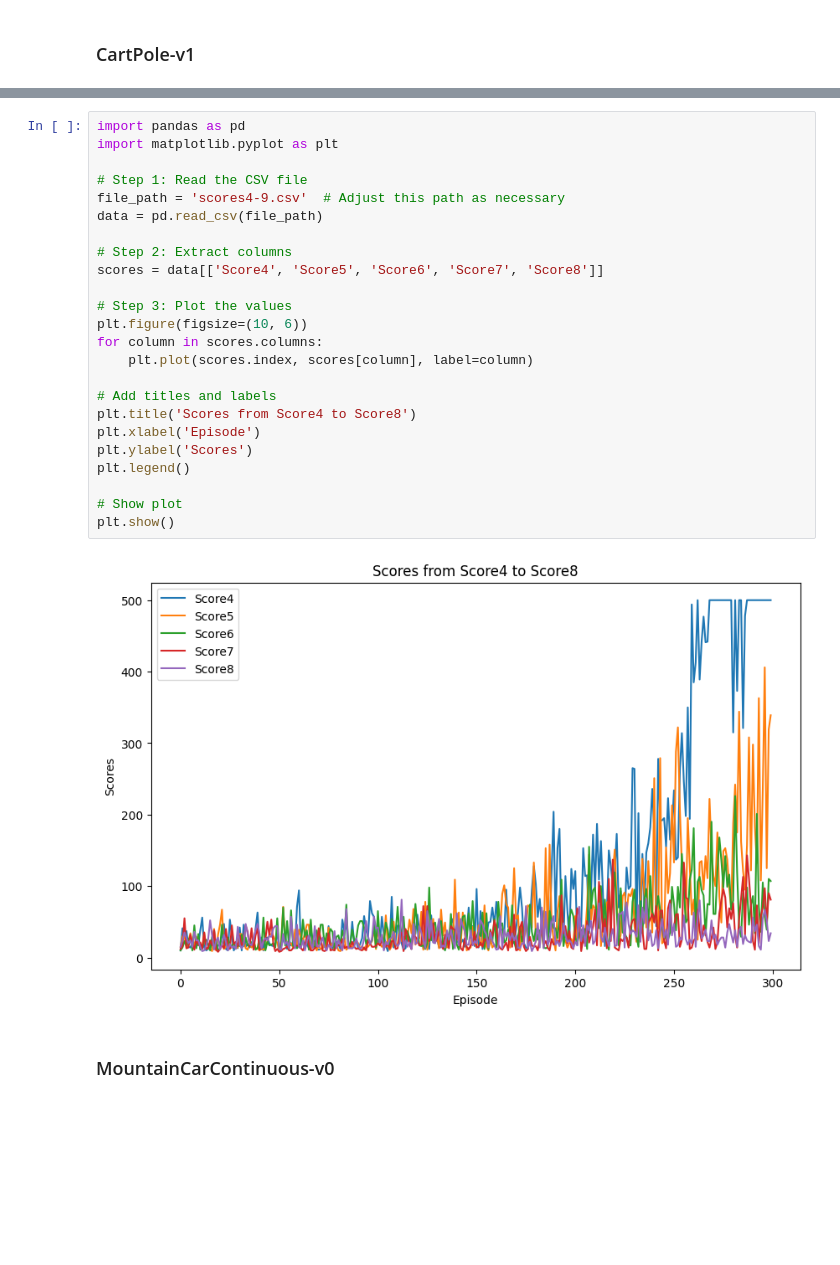
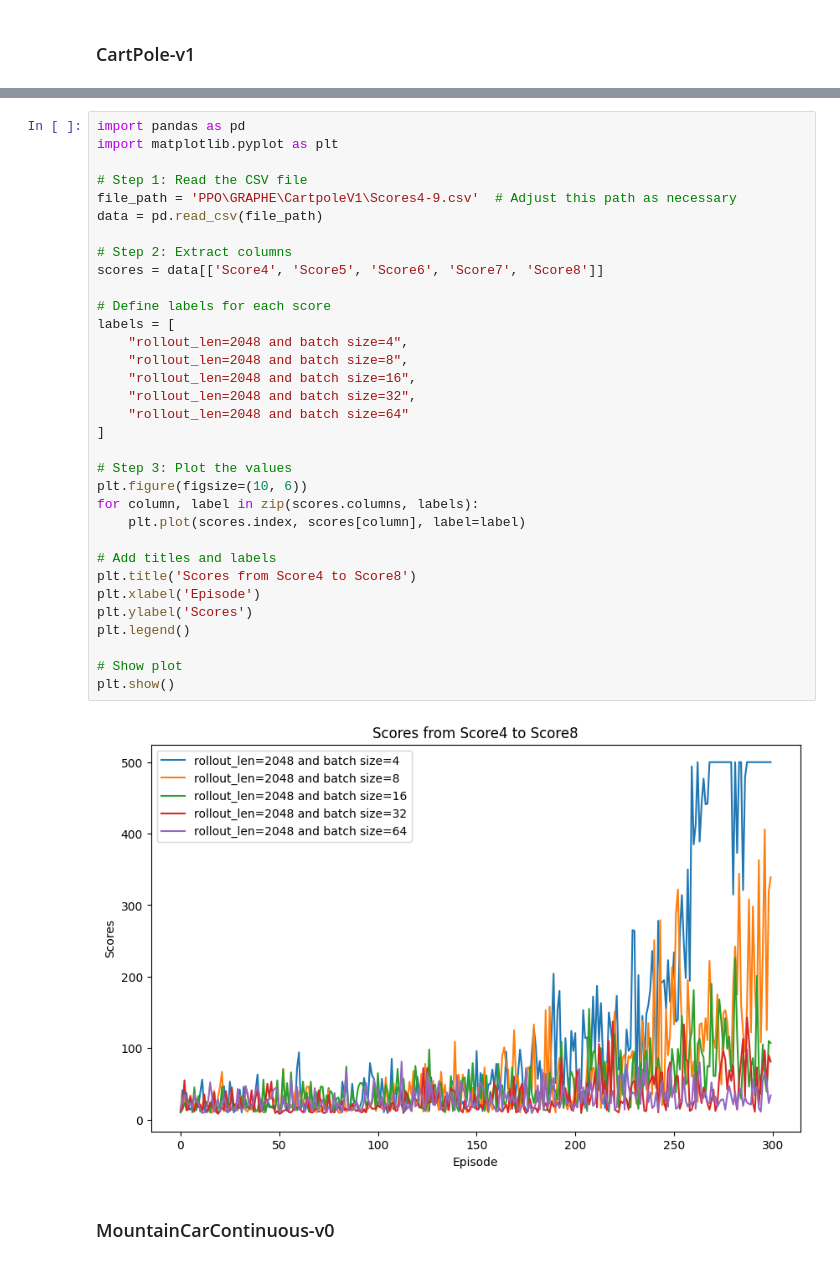
Before and after one commit to mischamez48/PRL_PPO-SAC_ImplPRL_PPO-SAC_Implementationementation, a Jupyter notebook: ppo.ipynb, the cells around one changed output, grey strips where cells are left out. Saved outputs shown, nothing was run; the diff lists cells and outputs as text; blank space fills up the shorter version.

```diff
--- a/ppo.ipynb
+++ b/ppo.ipynb
@@ -59,29 +82,38 @@ plt.show()
 # %%
 import pandas as pd
 import matplotlib.pyplot as plt
 
 # Step 1: Read the CSV file
-file_path = 'scores4-9.csv'  # Adjust this path as necessary
+file_path = 'PPO\GRAPHE\CartpoleV1\Scores4-9.csv'  # Adjust this path as necessary
 data = pd.read_csv(file_path)
 
 # Step 2: Extract columns
 scores = data[['Score4', 'Score5', 'Score6', 'Score7', 'Score8']]
 
+# Define labels for each score
+labels = [
+    "rollout_len=2048 and batch size=4",
+    "rollout_len=2048 and batch size=8",
+    "rollout_len=2048 and batch size=16",
+    "rollout_len=2048 and batch size=32",
+    "rollout_len=2048 and batch size=64"
+]
+
 # Step 3: Plot the values
 plt.figure(figsize=(10, 6))
-for column in scores.columns:
-    plt.plot(scores.index, scores[column], label=column)
+for column, label in zip(scores.columns, labels):
+    plt.plot(scores.index, scores[column], label=label)
 
 # Add titles and labels
 plt.title('Scores from Score4 to Score8')
 plt.xlabel('Episode')
 plt.ylabel('Scores')
 plt.legend()
 
 # Show plot
 plt.show()
 # %% [output]
-[figure, old version]
+[figure, new version]
 # %% [markdown]
 ### MountainCarContinuous-v0
 # %% [markdown]
```
Also changed, not shown: parts of 6 cells of this notebook, 3 other files.
